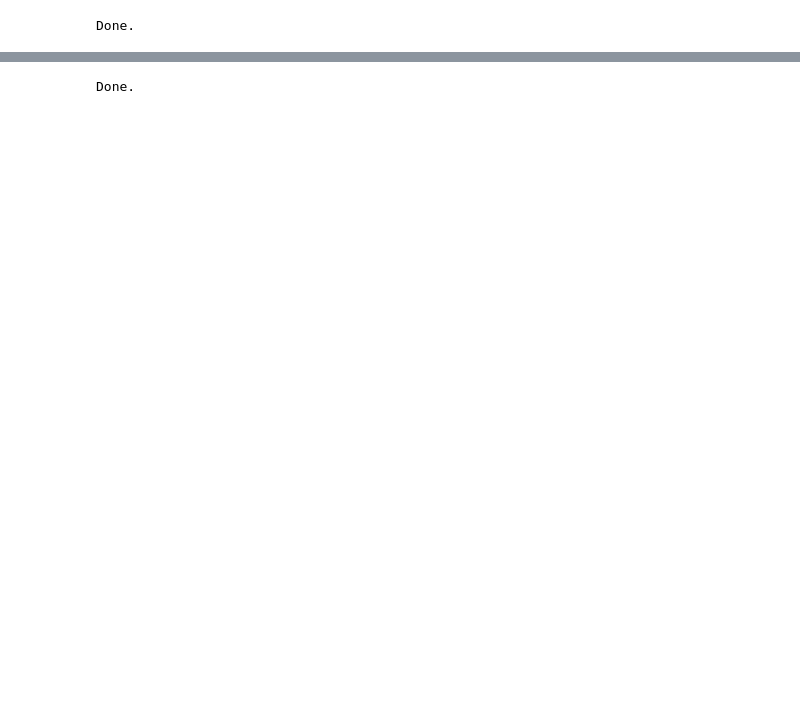
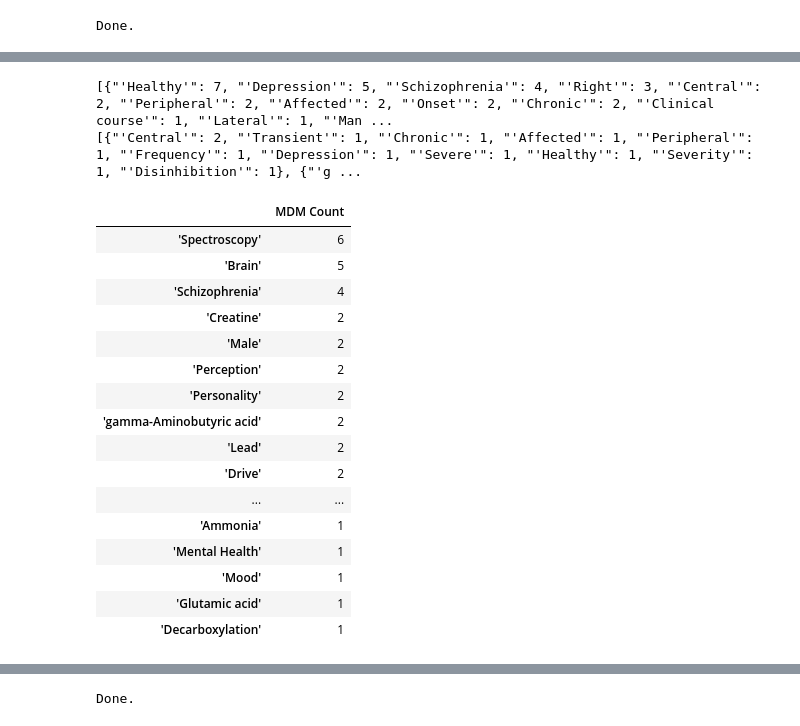
Before and after one commit to DanielTatem11/IR-IEPipelineForBioMedResearch, a Jupyter notebook: SimplifiedRetrievalPipeline.ipynb, the cells around one changed output, grey strips where cells are left out. Drawn from its saved outputs; the diff is of its cells as text; code cells hidden in the pictures; blank space fills up the shorter version.

```diff
--- a/SimplifiedRetrievalPipeline.ipynb
+++ b/SimplifiedRetrievalPipeline.ipynb
@@ -953,0 +927,56 @@ bmrankings_mergedtop15.to_csv("Glutamate and GABA_BM8.csv")
+# %%
+def sort_dicts(ann_dicts):
+    output = []
+    for values in ann_dicts:
+        x=dict(sorted(values.items(), key=lambda item: item[1], reverse = True))
+        output.append(x)
+    return output
+sorted_ann_vals = sort_dicts(ann_dicts)
+sorted_bm_ann_vals = sort_dicts(bm_ann_dicts)
+print(sorted_ann_vals)
+print(sorted_bm_ann_vals)
+# %% [output]
+[{"'Healthy'": 7, "'Depression'": 5, "'Schizophrenia'": 4, "'Right'": 3, "'Central'": 2, "'Peripheral'": 2, "'Affected'": 2, "'Onset'": 2, "'Chronic'": 2, "'Clinical course'": 1, "'Lateral'": 1, "'Man ...
+[{"'Central'": 2, "'Transient'": 1, "'Chronic'": 1, "'Affected'": 1, "'Peripheral'": 1, "'Frequency'": 1, "'Depression'": 1, "'Severe'": 1, "'Healthy'": 1, "'Severity'": 1, "'Disinhibition'": 1}, {"'g ...
+# %%
+def dict_to_table(ont, list_sorted_dict):
+    sources = ont.split(",")
+    i = 0
+    dfs = []
+    for i in range (0,len(sources)):
+        vals = list_sorted_dict[i]
+        anns = pd.DataFrame.from_dict(vals, orient = "index")
+        anns.columns= [sources[i] + " Count"]
+        dfs.append(anns)
+    return dfs
+
+def concat_dfs(ont, df_list):
+    sources = ont.split(",")
+    i = 0
+    result = df_list[0]
+    for i in range (0, len(sources)):
+        try:
+            result = pd.concat([result, df_list[i+1]], axis=1)
+        except:
+            return result
+    return result
+co_dfs = dict_to_table(ont, sorted_ann_vals)
+bm_dfs = dict_to_table(ont, sorted_bm_ann_vals)
+# %% [output]
+|  | MDM Count |
+| 'Spectroscopy' | 6 |
+| 'Brain' | 5 |
+| 'Schizophrenia' | 4 |
+| 'Creatine' | 2 |
+| 'Male' | 2 |
+| 'Perception' | 2 |
+| 'Personality' | 2 |
+| 'gamma-Aminobutyric acid' | 2 |
+| 'Lead' | 2 |
+| 'Drive' | 2 |
+| ... | ... |
+| 'Ammonia' | 1 |
+| 'Mental Health' | 1 |
+| 'Mood' | 1 |
+| 'Glutamic acid' | 1 |
+| 'Decarboxylation' | 1 |
```
Also changed, not shown: parts of 27 cells of this notebook.
